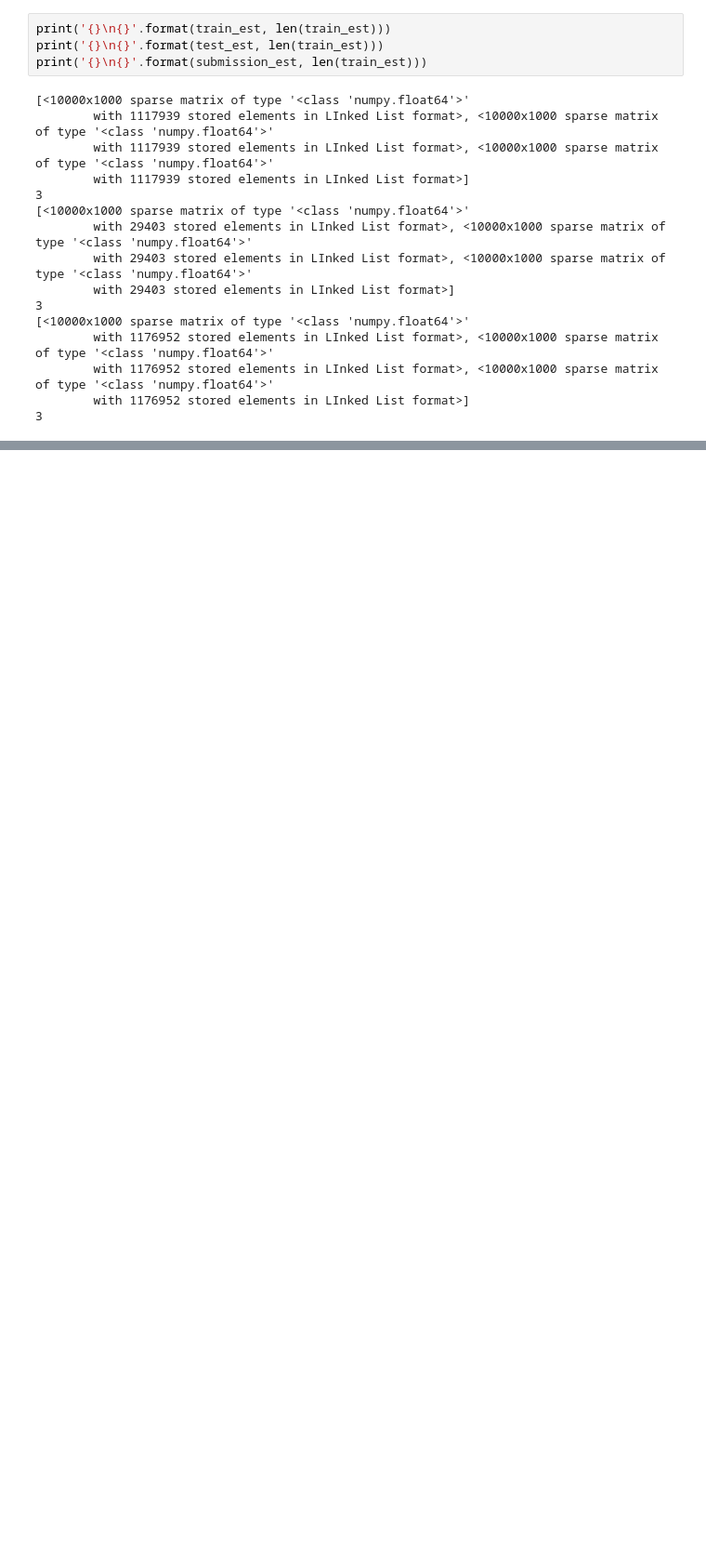
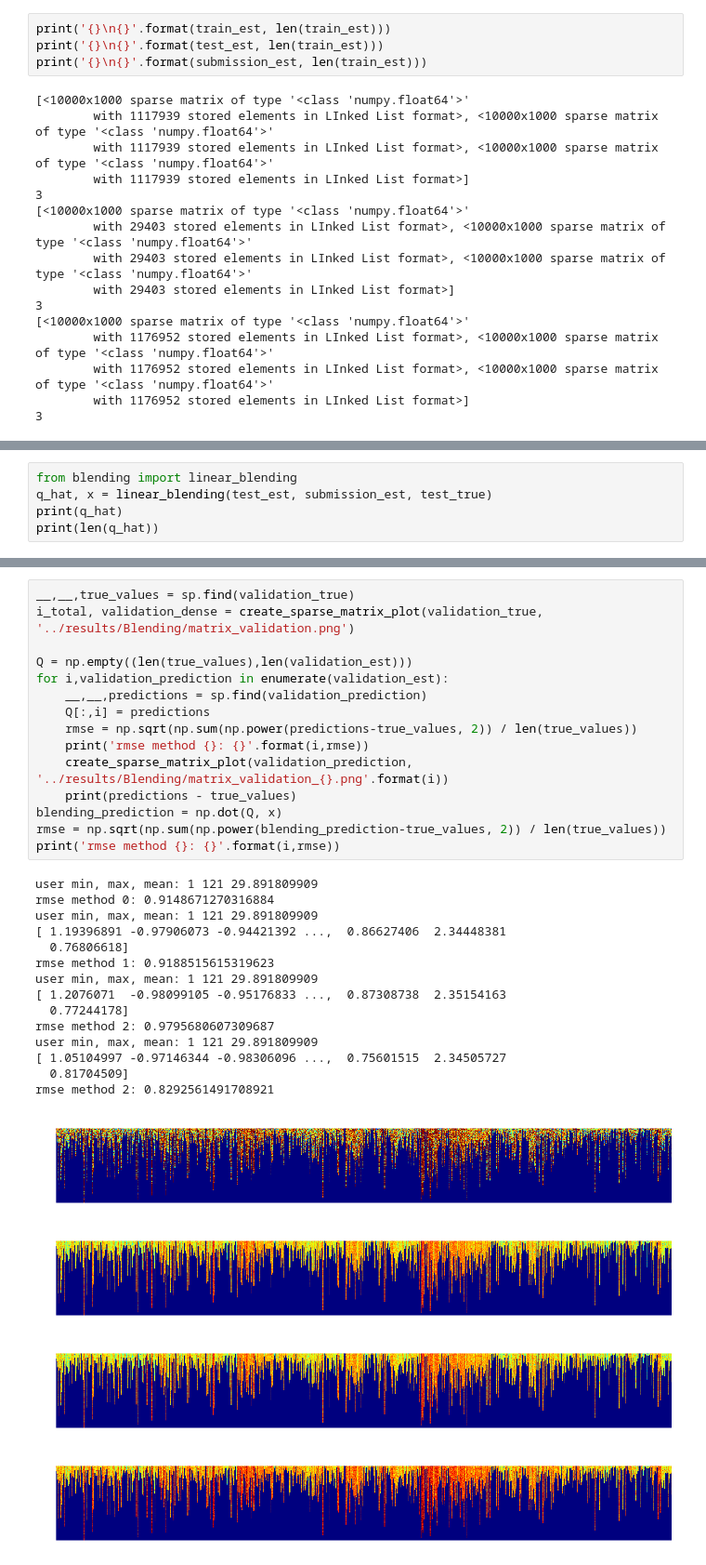
Before and after one commit to MLortki/Machine_Learning_Recommender_Systems, a Jupyter notebook: src/postprocessing.ipynb, the cells around one changed output, grey strips where cells are left out. Shown at 93% size. Cells and saved outputs as stored; diff of their text form; blank space fills up the shorter version.

```diff
--- a/src/postprocessing.ipynb
+++ b/src/postprocessing.ipynb
@@ -311,0 +144,5 @@ test.shape
+# %%
+from blending import linear_blending
+q_hat, x = linear_blending(test_est, submission_est, test_true)
+print(q_hat)
+print(len(q_hat))
@@ -311,0 +154,34 @@ test.shape
+# %%
+__,__,true_values = sp.find(validation_true)
+i_total, validation_dense = create_sparse_matrix_plot(validation_true, '../results/Blending/matrix_validation.png')
+
+Q = np.empty((len(true_values),len(validation_est)))
+for i,validation_prediction in enumerate(validation_est):
+    __,__,predictions = sp.find(validation_prediction)
+    Q[:,i] = predictions
+    rmse = np.sqrt(np.sum(np.power(predictions-true_values, 2)) / len(true_values))
+    print('rmse method {}: {}'.format(i,rmse))
+    create_sparse_matrix_plot(validation_prediction, '../results/Blending/matrix_validation_{}.png'.format(i))
+    print(predictions - true_values)
+blending_prediction = np.dot(Q, x)
+rmse = np.sqrt(np.sum(np.power(blending_prediction-true_values, 2)) / len(true_values))
+print('rmse method {}: {}'.format(i,rmse))
+# %% [output]
+user min, max, mean: 1 121 29.891809909
+rmse method 0: 0.9148671270316884
+user min, max, mean: 1 121 29.891809909
+[ 1.19396891 -0.97906073 -0.94421392 ...,  0.86627406  2.34448381
+  0.76806618]
+rmse method 1: 0.9188515615319623
+user min, max, mean: 1 121 29.891809909
+[ 1.2076071  -0.98099105 -0.95176833 ...,  0.87308738  2.35154163
+  0.77244178]
+rmse method 2: 0.9795680607309687
+user min, max, mean: 1 121 29.891809909
+[ 1.05104997 -0.97146344 -0.98306096 ...,  0.75601515  2.34505727
+  0.81704509]
+rmse method 2: 0.8292561491708921
+[figure, added]
+[figure, added]
+[figure, added]
+[figure, added]
```
Also changed, not shown: parts of 15 cells of this notebook, 3 other files.
